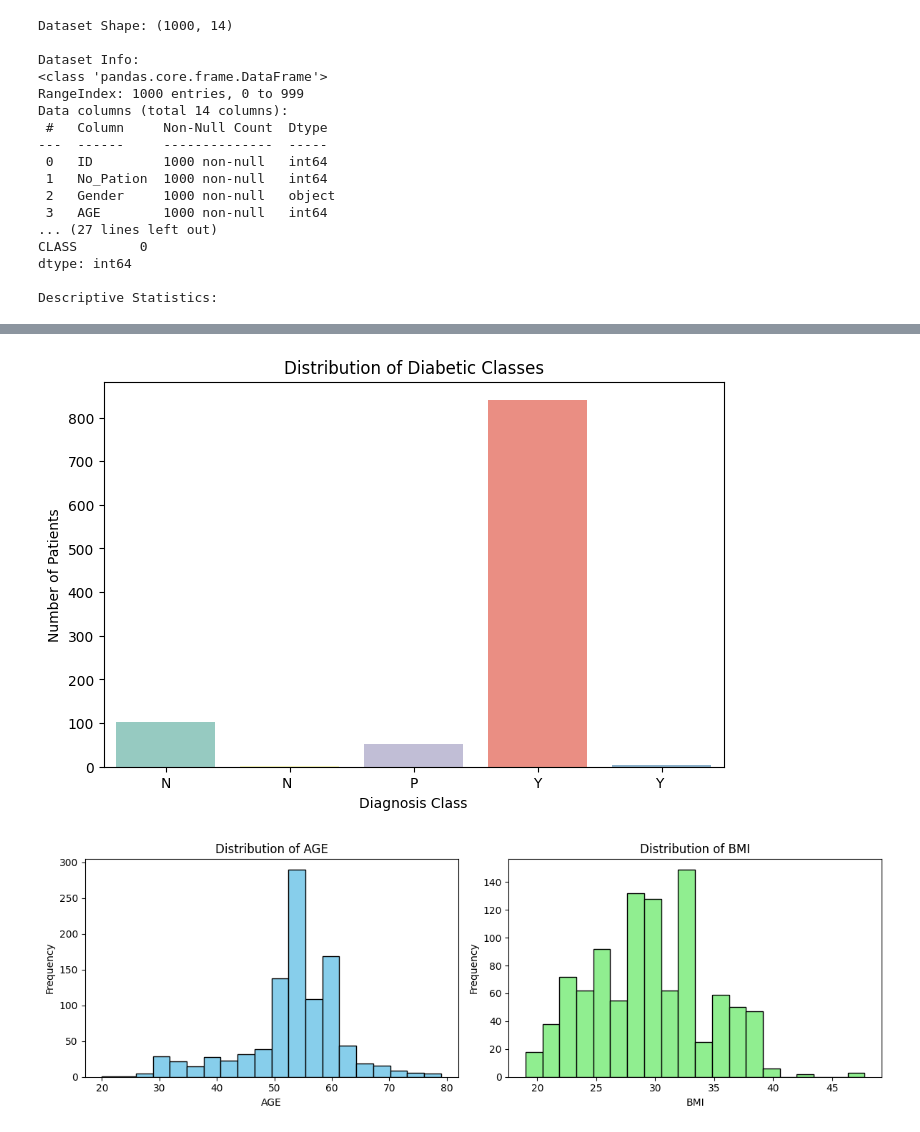
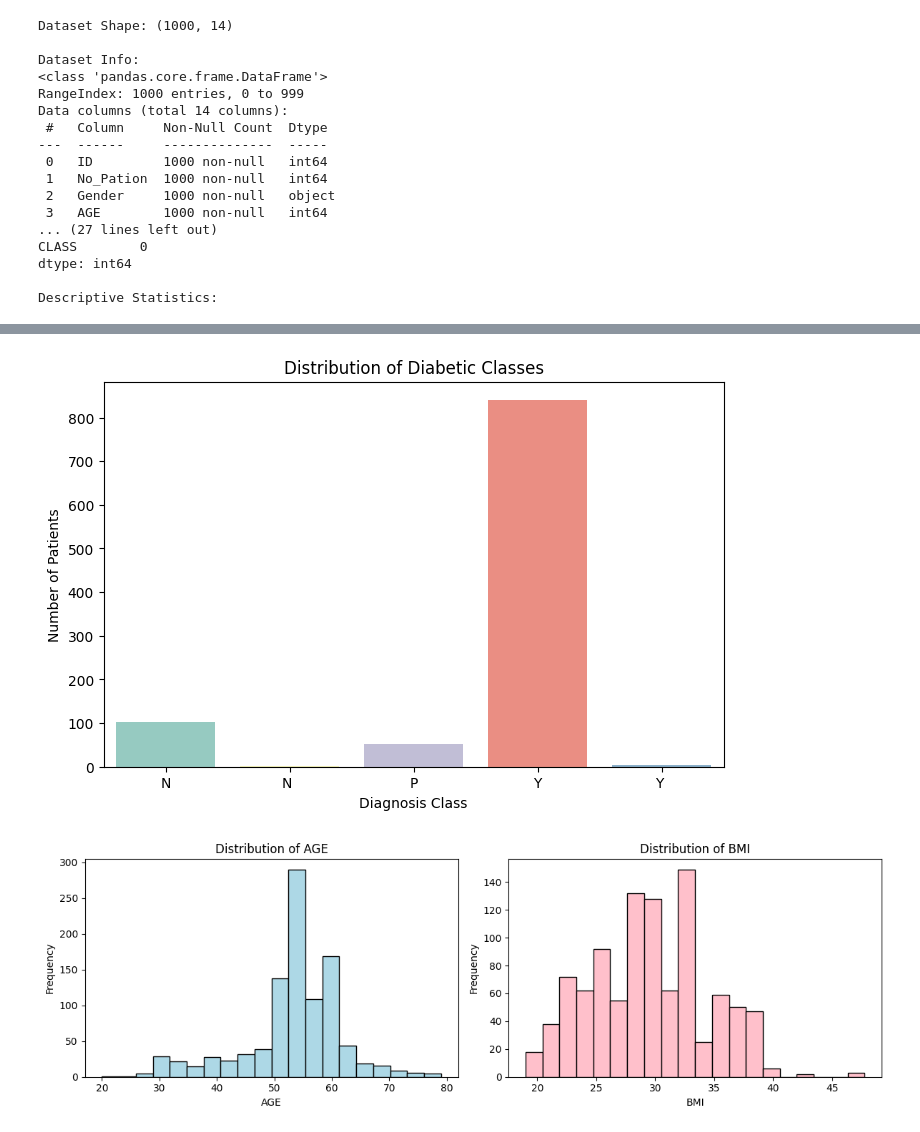
Before and after one commit to Rzan-AlSaadoun/diabetes-classifier-dt, a Jupyter notebook: diabetes_classifier_dt.ipynb, the cells around one changed output, grey strips where cells are left out. Cells and saved outputs as stored; diff of their text form; code cells hidden in the pictures.

```diff
--- a/diabetes_classifier_dt.ipynb
+++ b/diabetes_classifier_dt.ipynb
@@ -40,42 +40,42 @@ fig, axes = plt.subplots(1, 2, figsize=(12, 4))
 
 #selecting age and creating histogram plot, using first subplot & dividing data into 20 bars
 
-ds['AGE'].plot.hist(ax=axes[0], bins=20, color='skyblue', edgecolor='black')
+ds['AGE'].plot.hist(ax=axes[0], bins=20, color='lightblue', edgecolor='black')
 axes[0].set_title('Distribution of AGE')
 axes[0].set_xlabel('AGE')
 
-ds['BMI'].plot.hist(ax=axes[1], bins=20, color='lightgreen', edgecolor='black')
+ds['BMI'].plot.hist(ax=axes[1], bins=20, color='pink', edgecolor='black')
 axes[1].set_title('Distribution of BMI')
 axes[1].set_xlabel('BMI')
 
 plt.tight_layout()
 plt.show()
 # %% [output]
 Dataset Shape: (1000, 14)
 
 Dataset Info:
 <class 'pandas.core.frame.DataFrame'>
 RangeIndex: 1000 entries, 0 to 999
 Data columns (total 14 columns):
  #   Column     Non-Null Count  Dtype
 ---  ------     --------------  -----
  0   ID         1000 non-null   int64
  1   No_Pation  1000 non-null   int64
  2   Gender     1000 non-null   object
  3   AGE        1000 non-null   int64
 ... (27 lines left out)
 CLASS        0
 dtype: int64
 
 Descriptive Statistics:
 |  | ID | No_Pation | AGE | Urea | Cr | HbA1c | Chol | TG | HDL | LDL | VLDL | ... |
 | count | 1000.000000 | 1.000000e+03 | 1000.000000 | 1000.000000 | 1000.000000 | 1000.000000 | 1000.000000 | 1000.000000 | 1000.000000 | 1000.000000 | 1000.000000 | ... |
 | mean | 340.500000 | 2.705514e+05 | 53.528000 | 5.124743 | 68.943000 | 8.281160 | 4.862820 | 2.349610 | 1.204750 | 2.609790 | 1.854700 | ... |
 | std | 240.397673 | 3.380758e+06 | 8.799241 | 2.935165 | 59.984747 | 2.534003 | 1.301738 | 1.401176 | 0.660414 | 1.115102 | 3.663599 | ... |
 | min | 1.000000 | 1.230000e+02 | 20.000000 | 0.500000 | 6.000000 | 0.900000 | 0.000000 | 0.300000 | 0.200000 | 0.300000 | 0.100000 | ... |
 | 25% | 125.750000 | 2.406375e+04 | 51.000000 | 3.700000 | 48.000000 | 6.500000 | 4.000000 | 1.500000 | 0.900000 | 1.800000 | 0.700000 | ... |
 | 50% | 300.500000 | 3.439550e+04 | 55.000000 | 4.600000 | 60.000000 | 8.000000 | 4.800000 | 2.000000 | 1.100000 | 2.500000 | 0.900000 | ... |
 | 75% | 550.250000 | 4.538425e+04 | 59.000000 | 5.700000 | 73.000000 | 10.200000 | 5.600000 | 2.900000 | 1.300000 | 3.300000 | 1.500000 | ... |
 | max | 800.000000 | 7.543566e+07 | 79.000000 | 38.900000 | 800.000000 | 16.000000 | 10.300000 | 13.800000 | 9.900000 | 9.900000 | 35.000000 | ... |
 [figure]
-[figure, old version]
+[figure, new version]
```
